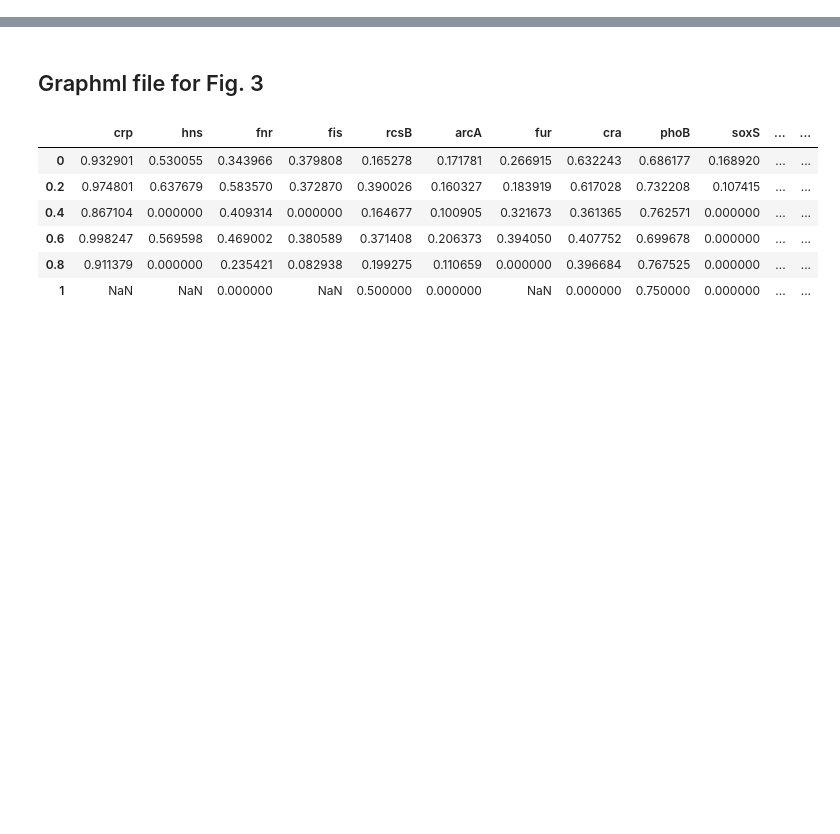
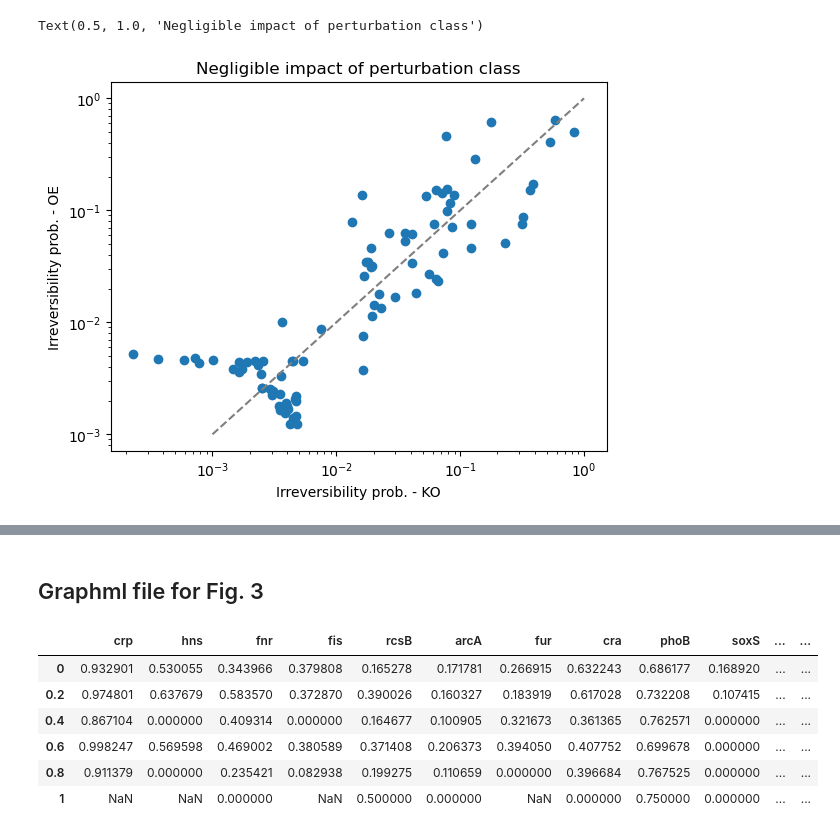
Before and after one commit to yizhao-nu/Irreversibility-in-GRN, a Jupyter notebook: irr_grn/irr_prob.ipynb, the cells around one changed output, grey strips where cells are left out. Cells and saved outputs as stored; diff of their text form; code cells hidden in the pictures; blank space fills up the shorter version.

```diff
--- a/irr_grn/irr_prob.ipynb
+++ b/irr_grn/irr_prob.ipynb
@@ -12,0 +49,22 @@ from matplotlib.colors import LogNorm
+# %%
+## file for getting all of the attractor data
+irrev_d = {}
+avgstate_d = {}
+numattr_d = {}
+for aa,pt in enumerate(['KO','OE']):
+    for bb,srt in enumerate(['asc','desc']):
+        fn_l = glob("./results/result-%s-twoparam_*_*_%s_*.csv" % (pt,srt))
+        for fn in fn_l:
+            __,ss,rr,__,rep,__ = fn.split('/')[-1].split('_')
+            att_fn = "./attfiles/att_twoparam_%s_%s_%s_%s_%d.txt" % (ss,rr,srt,rep,int(rep))
+            net_name = "./netfiles/twoparam_%s_%s_%s_%s_%d" % (ss,rr,srt,rep,int(rep))
+            attractors_df = attractors_1state_from_txt(att_fn,net_name) ## data frame of the attractors
+            results = pd.read_csv("./results/result-%s-twoparam_%s_%s_%s_%s_%d-pre.csv" % (pt,ss,rr,srt,rep,int(rep)),index_col=0)
+            if attractors_df.shape[0]==results.shape[0]:
+                results = results.loc[attractors_df.index]
+            irrev_d[(srt,pt,ss,rr,rep)] = results.mean(axis=0)
+            if pt=='KO': ## this does not depend on the perturbation type
+                avgstate_d[(srt,ss,rr,rep)] = attractors_df.mean(axis=0)
+                numattr_d[(srt,ss,rr,rep)] = attractors_df.shape[0]
+            ## analysis for crp:
+            ##
@@ -12,0 +306,13 @@ from matplotlib.colors import LogNorm
+# %%
+## KO vs OE
+KOvsOE = pd.DataFrame(irrev_d).T.groupby(level=1).mean()
+plt.scatter(KOvsOE.loc['KO'],KOvsOE.loc['OE'])
+plt.plot(np.logspace(-3,0),np.logspace(-3,0),ls='--',color='C7')
+plt.gca().set_xscale('log')
+plt.gca().set_yscale('log')
+plt.gca().set_xlabel('Irreversibility prob. - KO')
+plt.gca().set_ylabel('Irreversibility prob. - OE')
+plt.gca().set_title('Negligible impact of perturbation class')
+# %% [output]
+Text(0.5, 1.0, 'Negligible impact of perturbation class')
+[figure, added]
```
Also changed, not shown: parts of 13 cells of this notebook.
